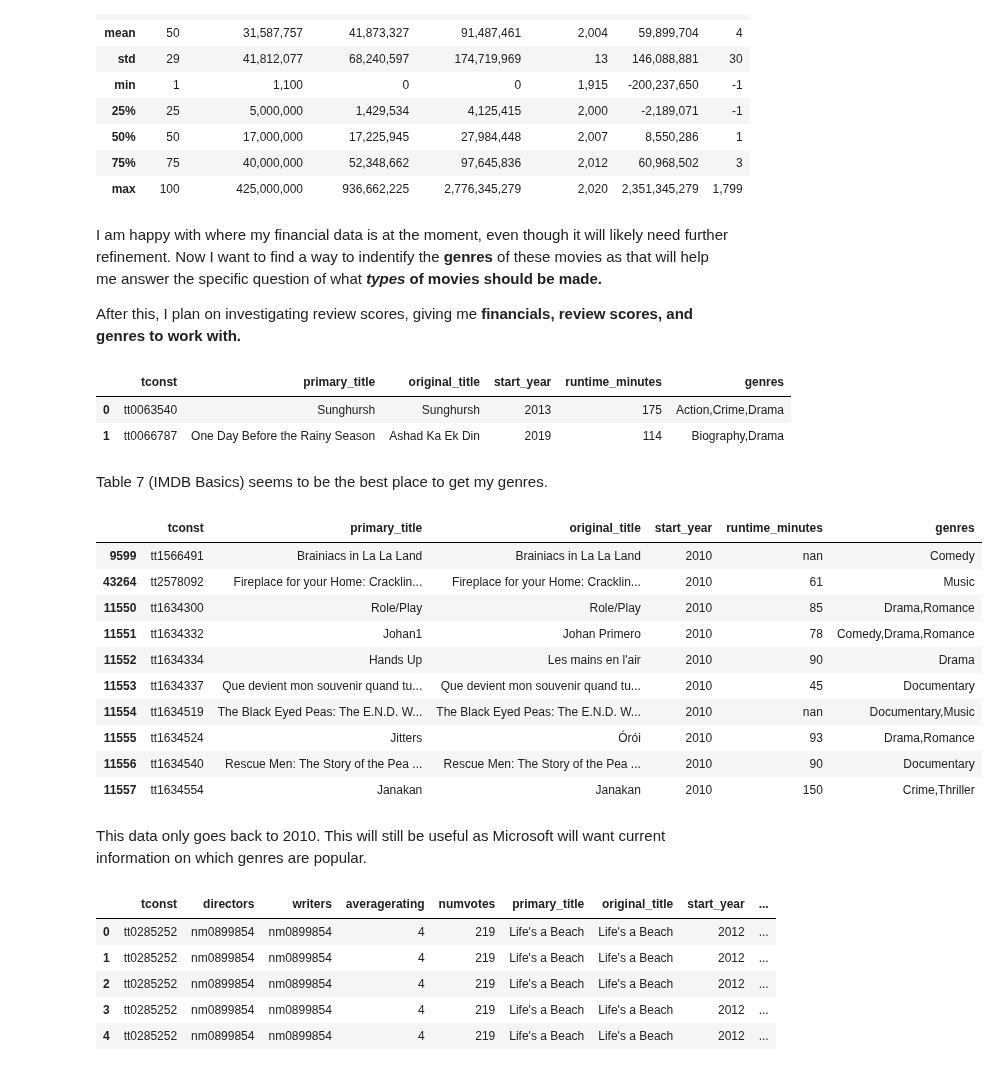
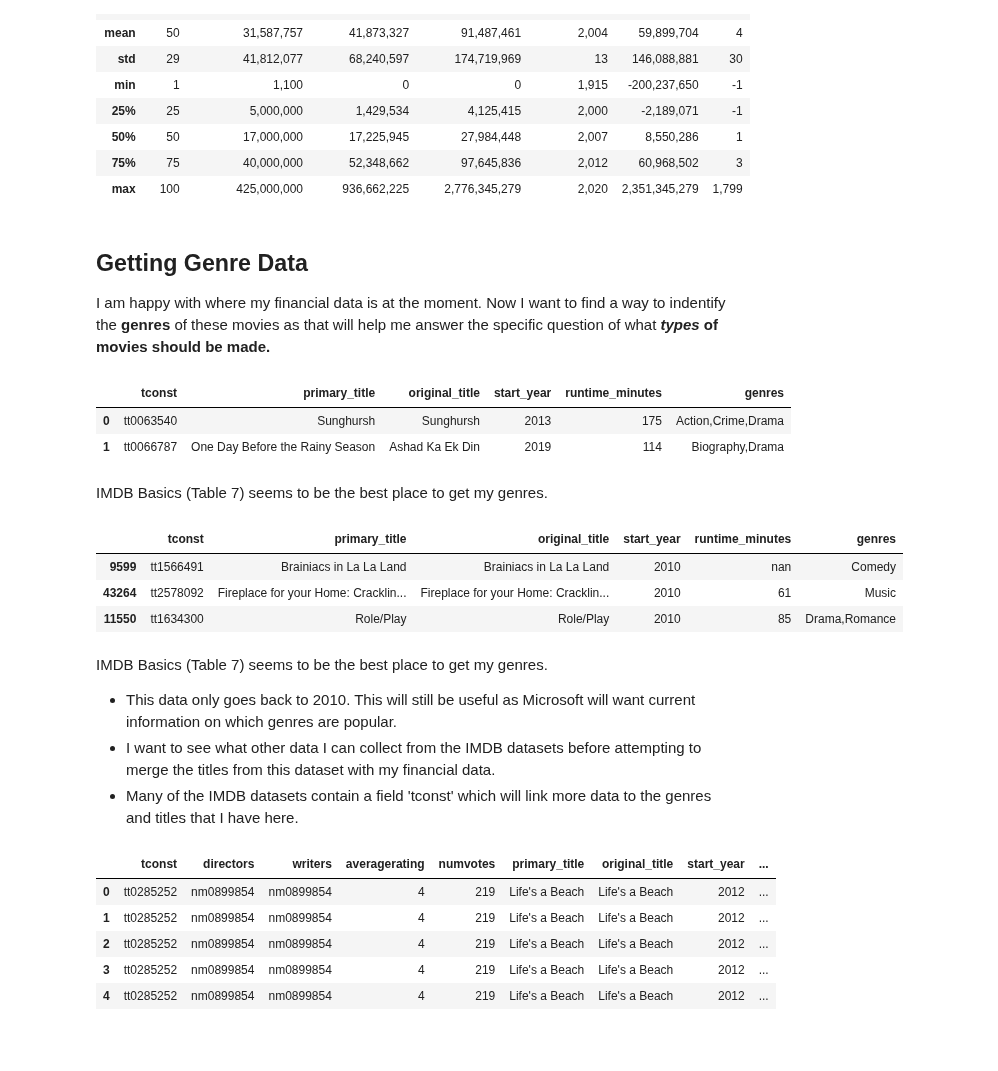
Before and after one commit to jxn628/dsc-phase-1-project, a Jupyter notebook: student.ipynb, the cells around one changed output. Saved outputs shown, nothing was run; the diff lists cells and outputs as text; code cells hidden in the pictures; blank space fills up the shorter version.

```diff
--- a/student.ipynb
+++ b/student.ipynb
@@ -96,7 +107,7 @@ for file in file_list:
         temp_df = pd.read_csv(file)
 
     display(temp_df.head(), temp_df.tail())
-    tables[file_name] = temp_df
+    tables[file_name] = temp_df.head()
 # %% [output]
 ------------------------------------------------------------
 imdb_title_crew_csv_gz
@@ -357,6 +333,5 @@ table9.describe()
 | 75% | 75 | 40,000,000 | 52,348,662 | 97,645,836 | 2,012 | 60,968,502 | 3 |
 | max | 100 | 425,000,000 | 936,662,225 | 2,776,345,279 | 2,020 | 2,351,345,279 | 1,799 |
 # %% [markdown]
-I am happy with where my financial data is at the moment, even though it will likely need further refinement. Now I want to find a way to indentify the **genres** of these movies as that will help me answer the specific question of what ***types*** **of movies should be made.**
-
-After this, I plan on investigating review scores, giving me **financials, review scores, and genres to work with.**
+## Getting Genre Data
+I am happy with where my financial data is at the moment. Now I want to find a way to indentify the **genres** of these movies as that will help me answer the specific question of what ***types*** **of movies should be made.**
@@ -367,22 +345,18 @@ table7.head(2)
 | 0 | tt0063540 | Sunghursh | Sunghursh | 2013 | 175 | Action,Crime,Drama |
 | 1 | tt0066787 | One Day Before the Rainy Season | Ashad Ka Ek Din | 2019 | 114 | Biography,Drama |
 # %% [markdown]
-Table 7 (IMDB Basics) seems to be the best place to get my genres.
+IMDB Basics (Table 7) seems to be the best place to get my genres.
 # %%
-table7.sort_values(by='start_year', ascending=True).head(10)
+table7.sort_values(by='start_year', ascending=True).head(3)
 # %% [output]
 |  | tconst | primary_title | original_title | start_year | runtime_minutes | genres |
 | 9599 | tt1566491 | Brainiacs in La La Land | Brainiacs in La La Land | 2010 | nan | Comedy |
 | 43264 | tt2578092 | Fireplace for your Home: Cracklin... | Fireplace for your Home: Cracklin... | 2010 | 61 | Music |
 | 11550 | tt1634300 | Role/Play | Role/Play | 2010 | 85 | Drama,Romance |
-| 11551 | tt1634332 | Johan1 | Johan Primero | 2010 | 78 | Comedy,Drama,Romance |
-| 11552 | tt1634334 | Hands Up | Les mains en l'air | 2010 | 90 | Drama |
-| 11553 | tt1634337 | Que devient mon souvenir quand tu... | Que devient mon souvenir quand tu... | 2010 | 45 | Documentary |
-| 11554 | tt1634519 | The Black Eyed Peas: The E.N.D. W... | The Black Eyed Peas: The E.N.D. W... | 2010 | nan | Documentary,Music |
-| 11555 | tt1634524 | Jitters | Órói | 2010 | 93 | Drama,Romance |
-| 11556 | tt1634540 | Rescue Men: The Story of the Pea ... | Rescue Men: The Story of the Pea ... | 2010 | 90 | Documentary |
-| 11557 | tt1634554 | Janakan | Janakan | 2010 | 150 | Crime,Thriller |
-# %% [markdown]
-This data only goes back to 2010. This will still be useful as Microsoft will want current information on
-which genres are popular.
+# %% [markdown]
+IMDB Basics (Table 7) seems to be the best place to get my genres.
+- This data only goes back to 2010. This will still be useful as Microsoft will want current information on
+which genres are popular.
+- I want to see what other data I can collect from the IMDB datasets before attempting to merge the titles from this dataset with my financial data.
+- Many of the IMDB datasets contain a field 'tconst' which will link more data to the genres and titles that I have here.
 # %%
```
Also changed, not shown: parts of 70 cells of this notebook.
